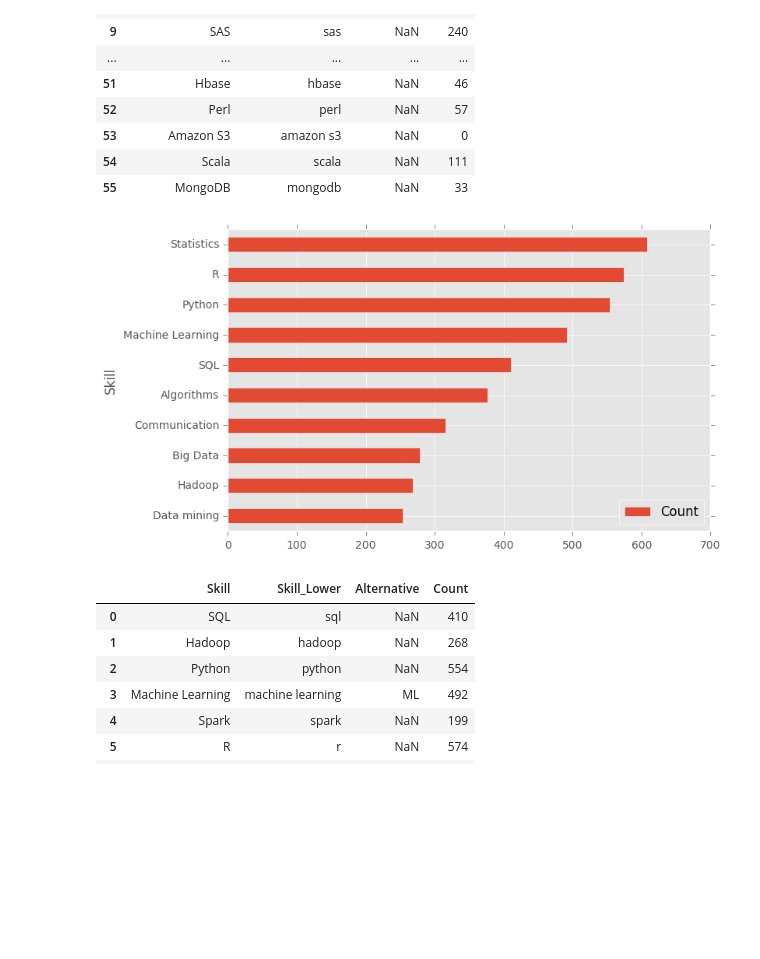
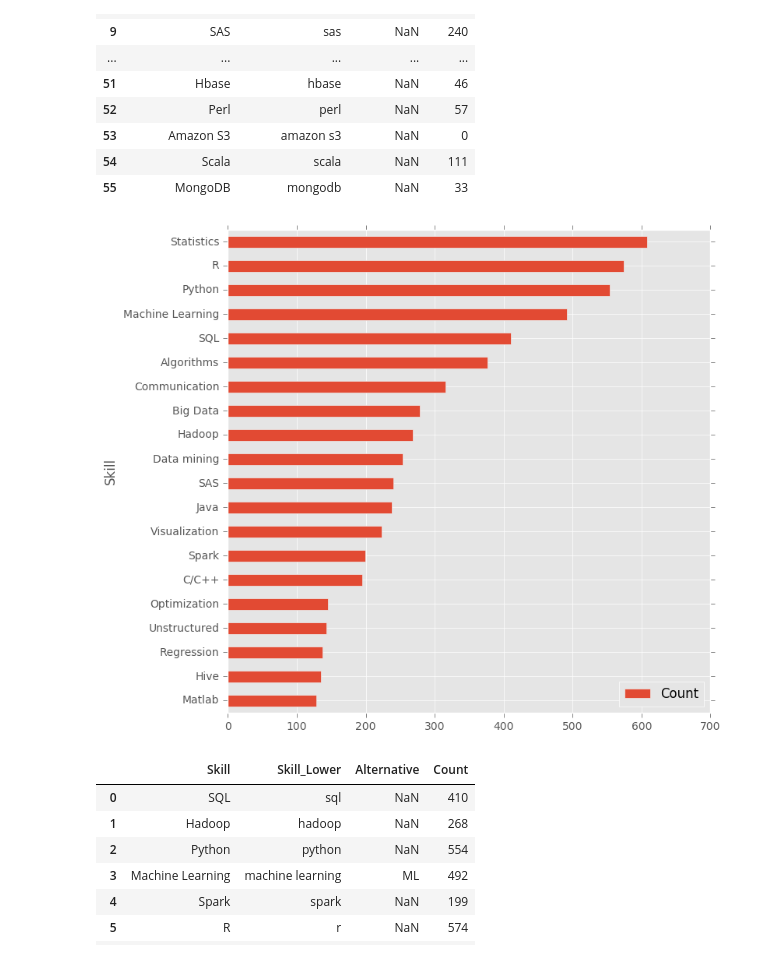
Before and after one commit to anurag-gandhi/Identify-Top-Data-Science-Skills, a Jupyter notebook: Identifying Top Skills.ipynb, the cells around one changed output. Saved outputs shown, nothing was run; the diff lists cells and outputs as text; code cells hidden in the pictures; blank space fills up the shorter version.

```diff
--- a/Identifying Top Skills.ipynb
+++ b/Identifying Top Skills.ipynb
@@ -138,14 +138,13 @@ skills.sort_values(by='Count')
 | 54 | Scala | scala | NaN | 111 |
 | 55 | MongoDB | mongodb | NaN | 33 |
 # %%
-skills.to
-
+skills.to_csv('skills_output.csv')
 skills = pd.read_csv('skills_output.csv')
 skills = skills.replace('C', 'C/C++')
-top_skills = skills.sort_values('Count', ascending=0).head(10)[['Skill', 'Count']]
-top_skills.plot(kind='barh', x='Skill', figsize=(8,5)).invert_yaxis()
+top_skills = skills.sort_values('Count', ascending=0).head(20)[['Skill', 'Count']]
+top_skills.plot(kind='barh', x='Skill', figsize=(8,8)).invert_yaxis()
 # %% [output]
-[figure, old version]
+[figure, new version]
 # %%
 skills
 # %% [output]
```
Also changed, not shown: 1 other file.
